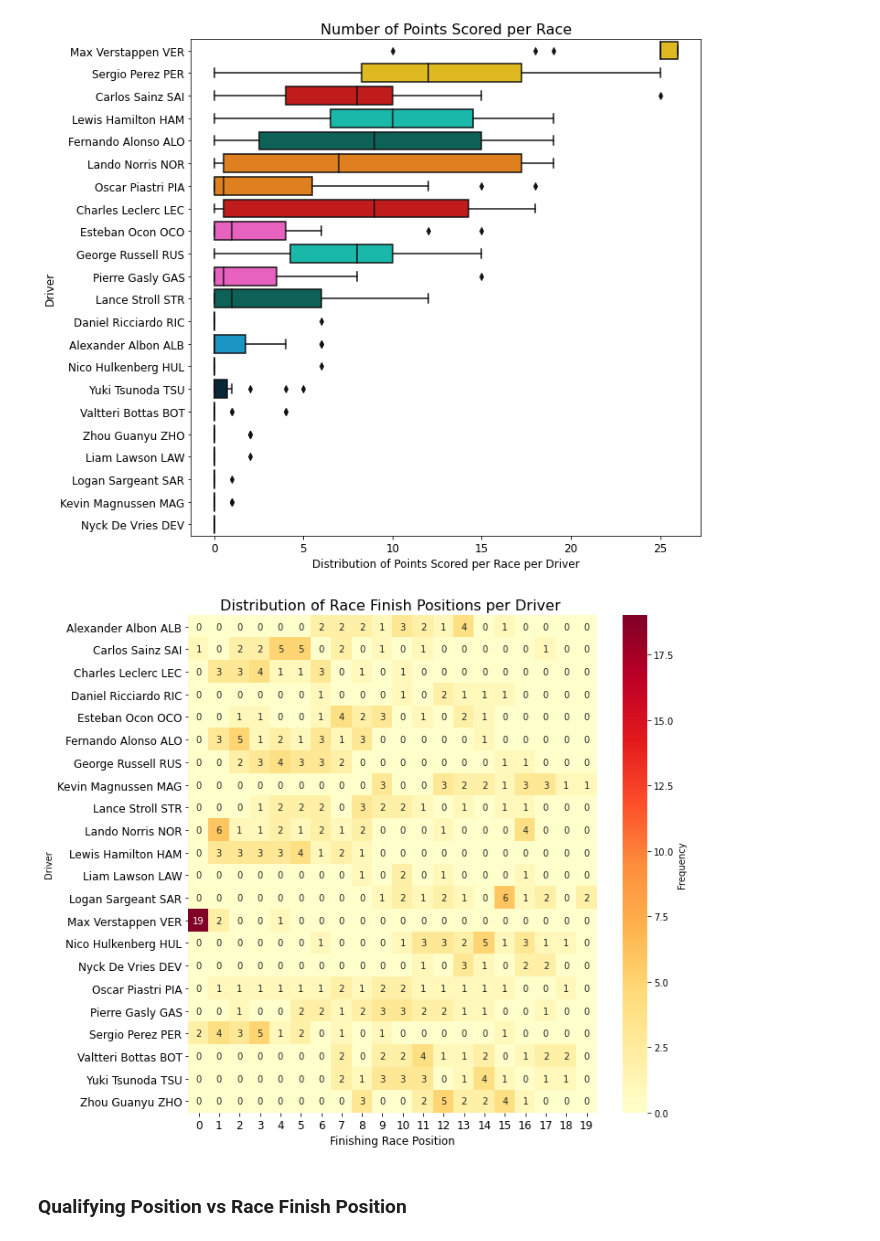
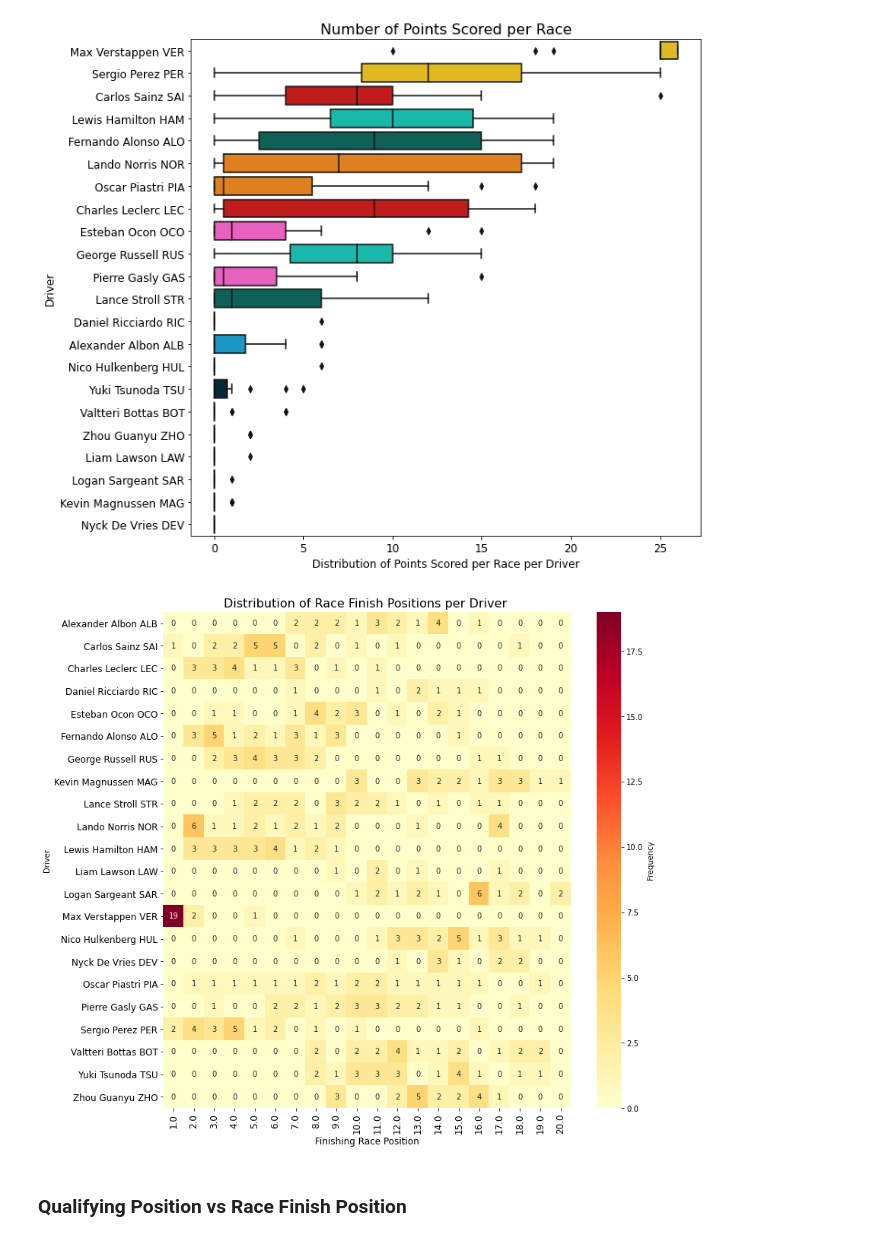
Before and after one commit to Wiktoria-Okla/BEE2041_EmpiricalProject, a Jupyter notebook: source code/project_code.ipynb, the cells around one changed output. Saved outputs shown, nothing was run; the diff lists cells and outputs as text; code cells hidden in the pictures.

```diff
--- a/source code/project_code.ipynb
+++ b/source code/project_code.ipynb
@@ -654,16 +655,16 @@ plt.show()
 [figure]
 # %%
 #creating a heatmap of driver race finishing positions
-plt.figure(figsize = (10,10))
+plt.figure(figsize = (12,12))
 driver_pivot = F1_sorted.pivot_table(index = 'Driver', columns = 'Pos', aggfunc = 'size', fill_value = 0)
 sns.heatmap(driver_pivot, annot = True,  cmap = 'YlOrRd', fmt = 'd', cbar_kws ={ 'label': 'Frequency'})
 plt.xlabel('Finishing Race Position', fontsize = 12)
 plt.yticks(fontsize = 12)
-plt.xticks(fontsize = 12, ticks = plt.xticks()[0], labels = [int(label) for label in plt.xticks()[0]], rotation = 0)
+plt.xticks(fontsize = 12, rotation = -270)
 plt.title('Distribution of Race Finish Positions per Driver ', fontsize = 16)
 plt.show()
 # %% [output]
-[figure, old version]
+[figure, new version]
 # %% [markdown]
 ### Qualifying Position vs Race Finish Position
 # %%
```
Also changed, not shown: parts of 3 cells of this notebook, 2 other files.
